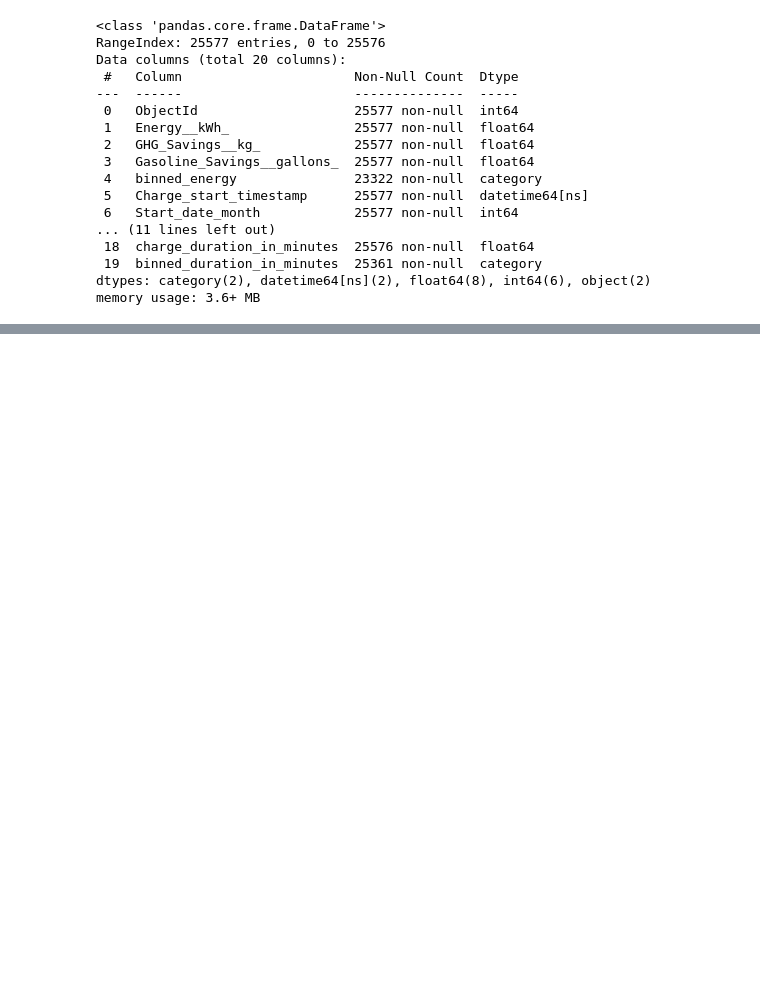
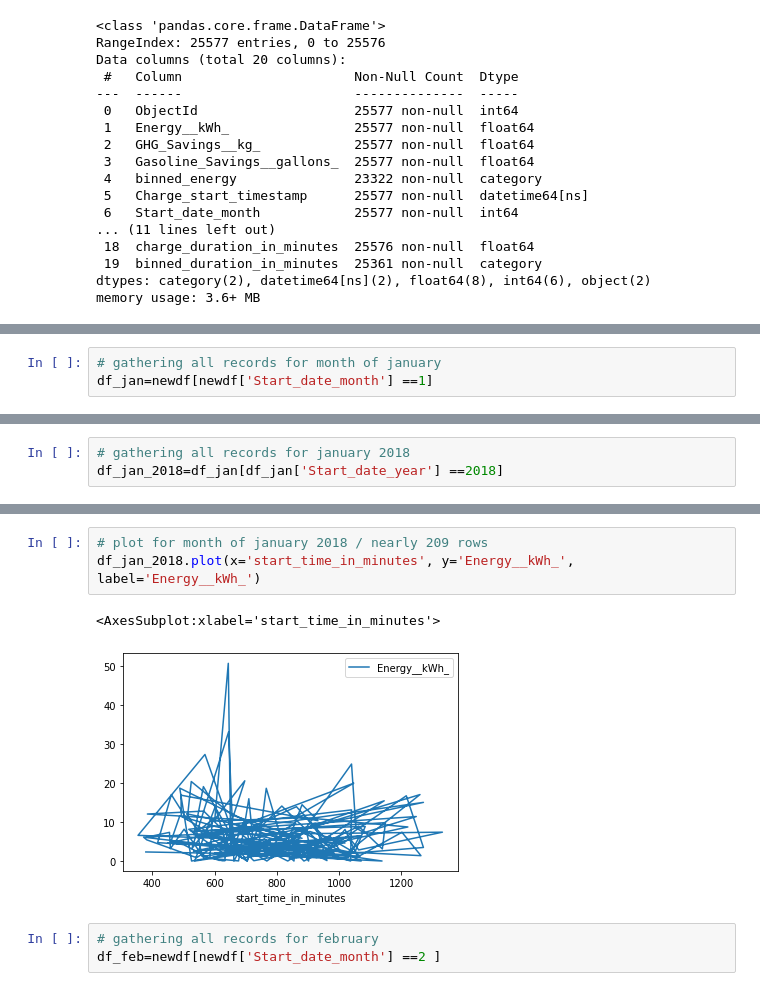
Before and after one commit to Kinjal124/IndependentStudyResearch, a Jupyter notebook: idp_V2.ipynb, the cells around one changed output, grey strips where cells are left out. Saved outputs shown, nothing was run; the diff lists cells and outputs as text; blank space fills up the shorter version.

```diff
--- a/idp_V2.ipynb
+++ b/idp_V2.ipynb
@@ -799,0 +779,3 @@ newdf.head(110)
+# %%
+# gathering all records for month of january
+df_jan=newdf[newdf['Start_date_month'] ==1]
@@ -799,0 +798,3 @@ newdf.head(110)
+# %%
+# gathering all records for january 2018
+df_jan_2018=df_jan[df_jan['Start_date_year'] ==2018]
@@ -799,0 +817,9 @@ newdf.head(110)
+# %%
+# plot for month of january 2018 / nearly 209 rows
+df_jan_2018.plot(x='start_time_in_minutes', y='Energy__kWh_', label='Energy__kWh_')
+# %% [output]
+<AxesSubplot:xlabel='start_time_in_minutes'>
+[figure, added]
+# %%
+# gathering all records for february
+df_feb=newdf[newdf['Start_date_month'] ==2 ]
```
Also changed, not shown: parts of 14 cells of this notebook.
